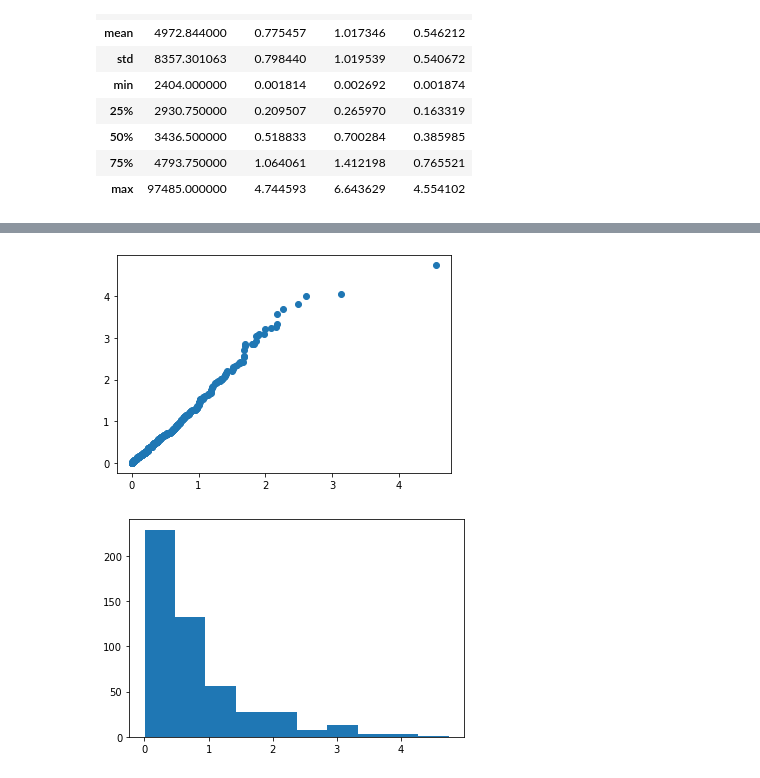
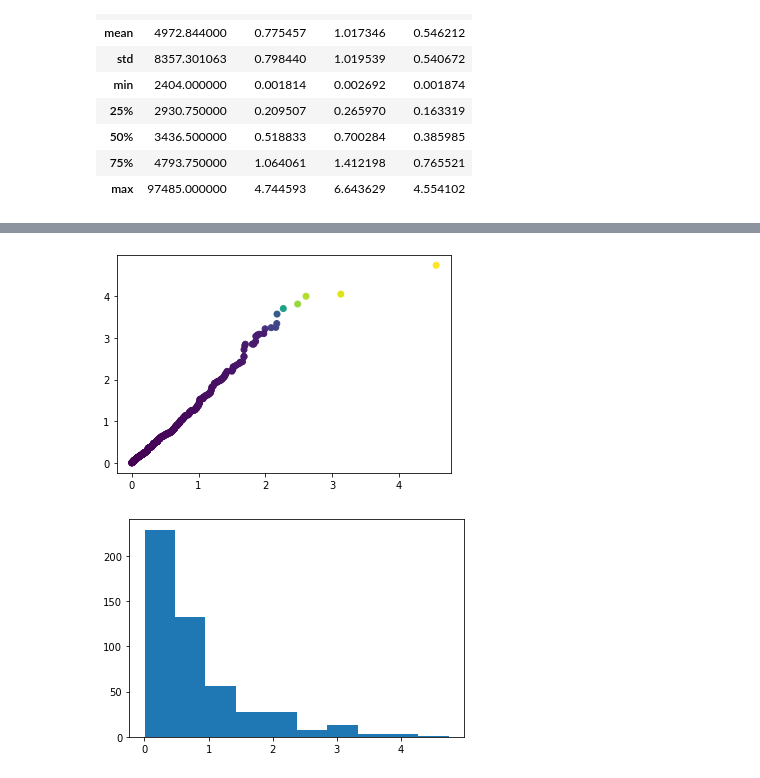
Before and after one commit to DracoNibilis/Stars_Project, a Jupyter notebook: stars_project.ipynb, the cells around one changed output, grey strips where cells are left out. Cells and saved outputs as stored; diff of their text form; code cells hidden in the pictures.

```diff
--- a/stars_project.ipynb
+++ b/stars_project.ipynb
@@ -516,8 +510,10 @@ Name: Class, dtype: int64
 # %%
-plt.scatter(df["Luminosity"], df["Mass"])
+
+colors = df['Temperature']
+plt.scatter(df["Luminosity"], df["Mass"], c=colors)
 plt.show()
 # %% [output]
-[figure, old version]
+[figure, new version]
 # %%
 plt.hist(df['Mass'])
 plt.show()
```
Also changed, not shown: parts of 2 cells of this notebook.
